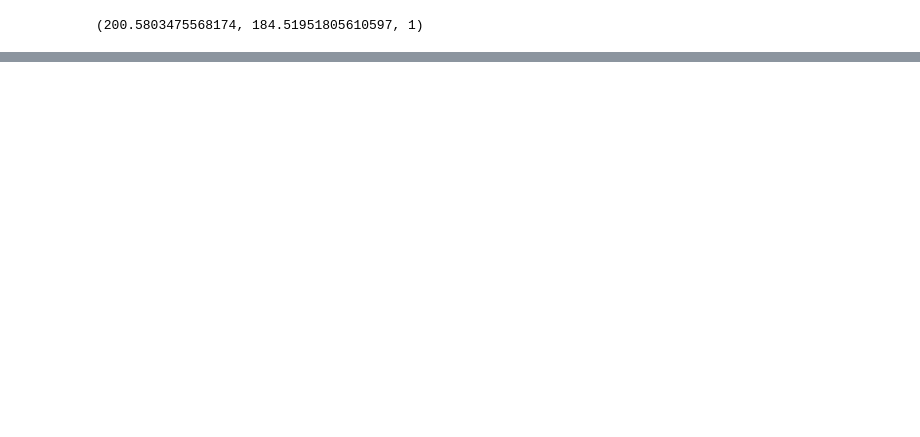
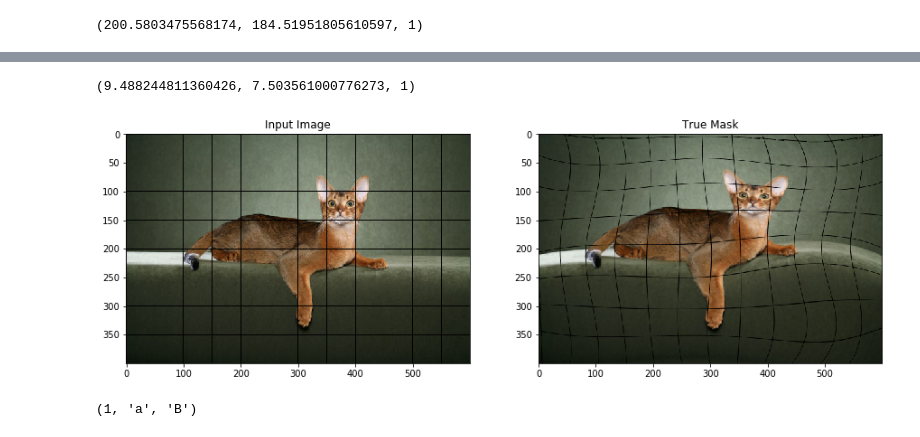
Before and after one commit to randomstructures/ExLSM-Image-Segmentation, a Jupyter notebook: Unet1/elastic-transform-for-data-augmentation.ipynb, the cells around one changed output, grey strips where cells are left out. Cells and saved outputs as stored; diff of their text form; code cells hidden in the pictures; blank space fills up the shorter version.

```diff
--- a/Unet1/elastic-transform-for-data-augmentation.ipynb
+++ b/Unet1/elastic-transform-for-data-augmentation.ipynb
@@ -195,0 +204,6 @@ getOriginCords((200,200,1))
+# %%
+dx, dy = deformation.displacementGridField(im.shape)
+im_mapped = deformation.applyDisplacementField(im, dx, dy)
+im_mask_mapped = deformation.applyDisplacementField(im_mask, dx, dy, interpolation_order=0)
+utility.display([im,im_mask])
+utility.display([im_mapped, im_mask_mapped])
@@ -195,0 +213,19 @@ getOriginCords((200,200,1))
+# %%
+mapping = deformation.getCoordinateMappingFromDisplacementField(dx,dy)
+mapping((1,1,1))
+# %% [output]
+(9.488244811360426, 7.503561000776273, 1)
+# %%
+im_mapped_f = deformation.mapImage(im, mapping)
+utility.display([im,im_mapped_f])
+# %% [output]
+[figure, added]
+# %%
+# Meshgrid produces a list of matrices
+# each matrix holds one dimension / coordinate of the points in the meshgrid
+coords = np.meshgrid(np.arange(2),['a','b'],['A','B'], indexing='ij')
+# the coordinates (x,y,...) of the point (m,n,...) in the grid is accessed like
+coords[0][1,0,1], coords[1][1,0,1], coords[2][1,0,1]
+# watch out for differences between the cartesian and matrix enumeration of dimension !
+# %% [output]
+(1, 'a', 'B')
```
Also changed, not shown: parts of 8 cells of this notebook.
